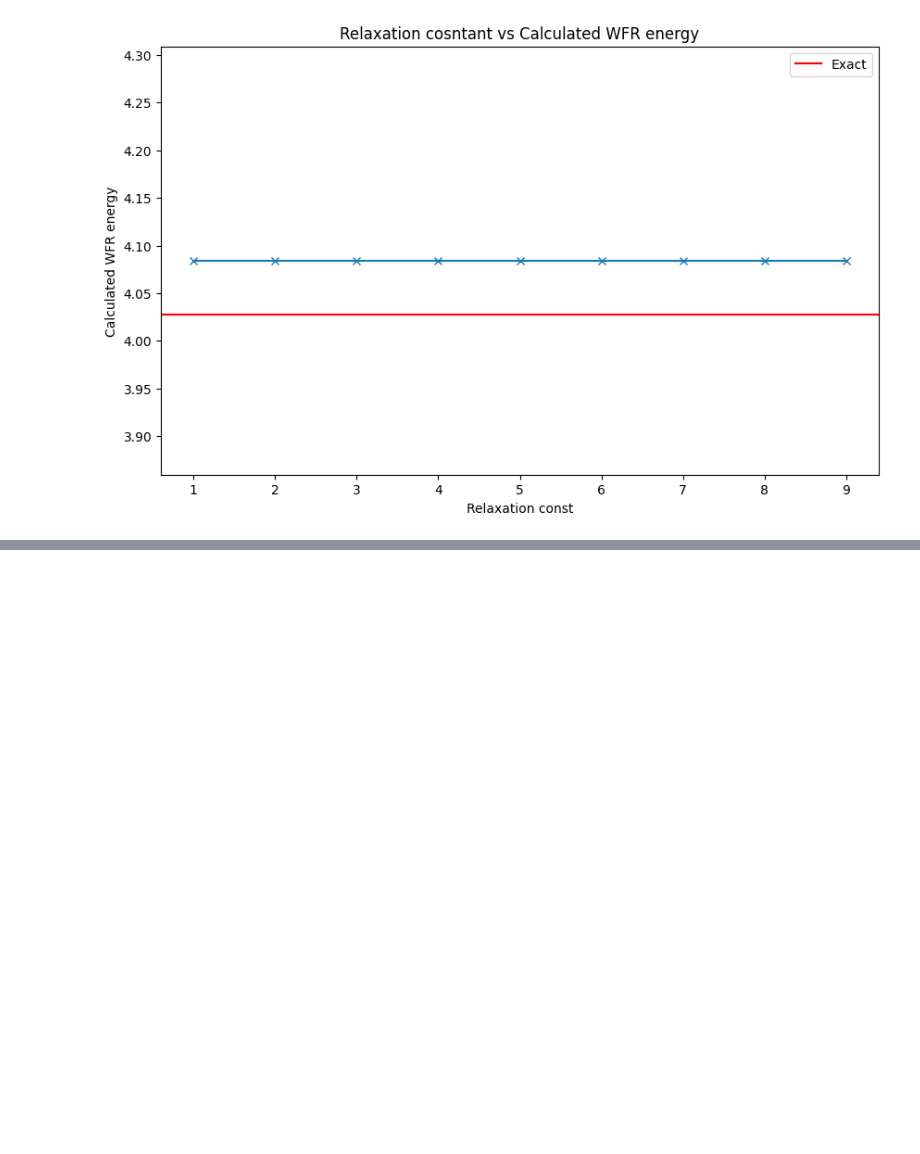
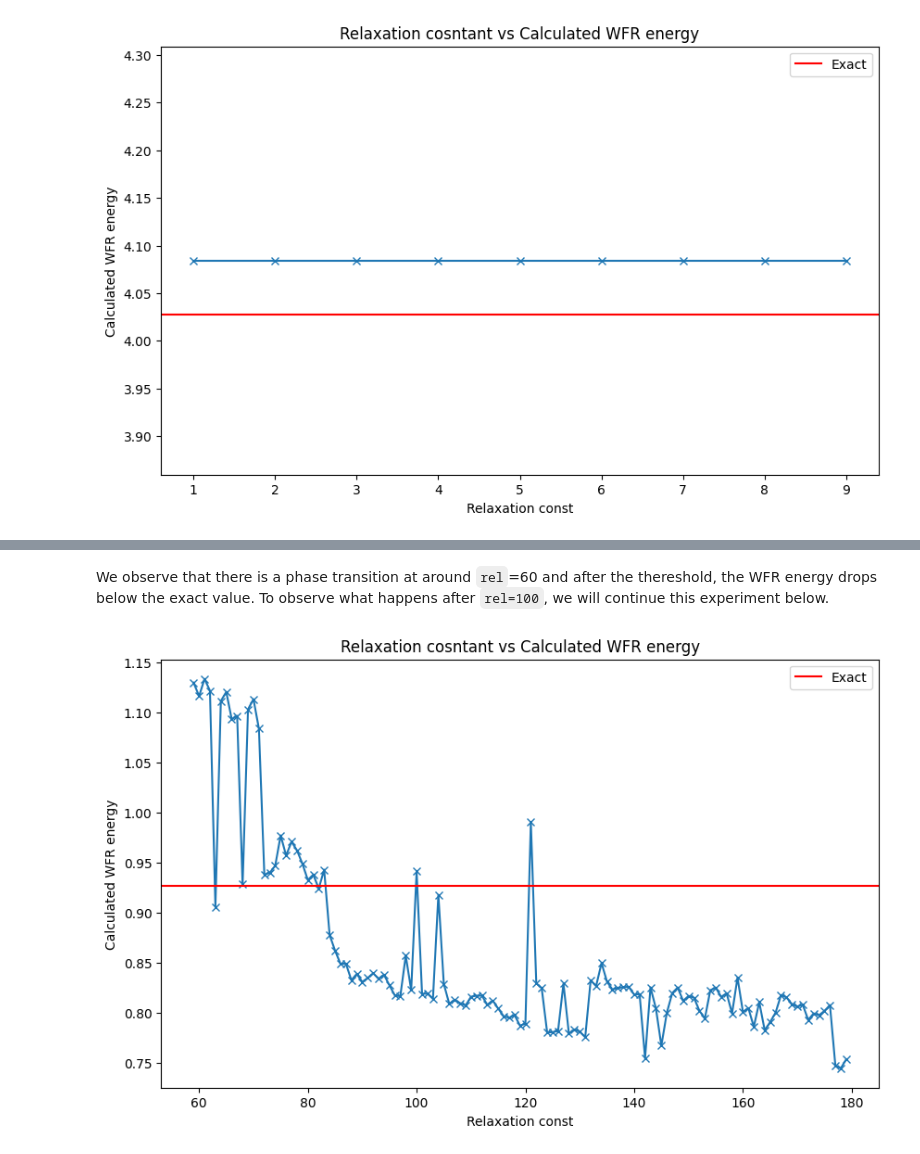
Before and after one commit to mao1756/pdot, a Jupyter notebook: exploratory/wfr_unconstrained_test.ipynb, the cells around one changed output, grey strips where cells are left out. Drawn from its saved outputs; the diff is of its cells as text; code cells hidden in the pictures; blank space fills up the shorter version.

```diff
--- a/exploratory/wfr_unconstrained_test.ipynb
+++ b/exploratory/wfr_unconstrained_test.ipynb
@@ -355,0 +474,34 @@ We observe that the calclated WFR is always the same regardless of the relaxatio
+# %% [markdown]
+We observe that there is a phase transition at around `rel`=60 and after the thereshold, the WFR energy drops below the exact value. To observe what happens after `rel=100`, we will continue this experiment below.
+# %%
+T = 10
+N = 10
+t = np.linspace(0, 1, T+1)
+H = np.ones((T+1, N))
+F = 2*(t-0.5)**2+0.5
+dx = [2*np.pi/N]
+
+xs = np.arange(0, 2*np.pi, 2*np.pi/N)
+p1 = von_mises_pdf(xs, 0, 1)
+p2 = p1
+
+wfrs = []
+rels = np.arange(59, 180, 1)
+
+for rel in rels:
+    wfr, p, v, z = wfr_grid_scipy(p1, p2, delta=1, rel=rel, T=T, H=H, F=F)
+    wfrs.append(float(wfr))
+
+# Plotting
+plt.figure(figsize=(10, 6))
+
+plt.plot(rels, wfrs, marker = 'x')
+plt.axhline(y=np.sqrt(4-np.pi), color='r', linestyle='-', label = 'Exact')
+plt.xlabel('Relaxation const')
+plt.ylabel('Calculated WFR energy')
+plt.legend()
+plt.title('Relaxation cosntant vs Calculated WFR energy')
+
+plt.show()
+# %% [output]
+[figure, added]
```
Also changed, not shown: parts of 25 cells of this notebook, 1 other file.
